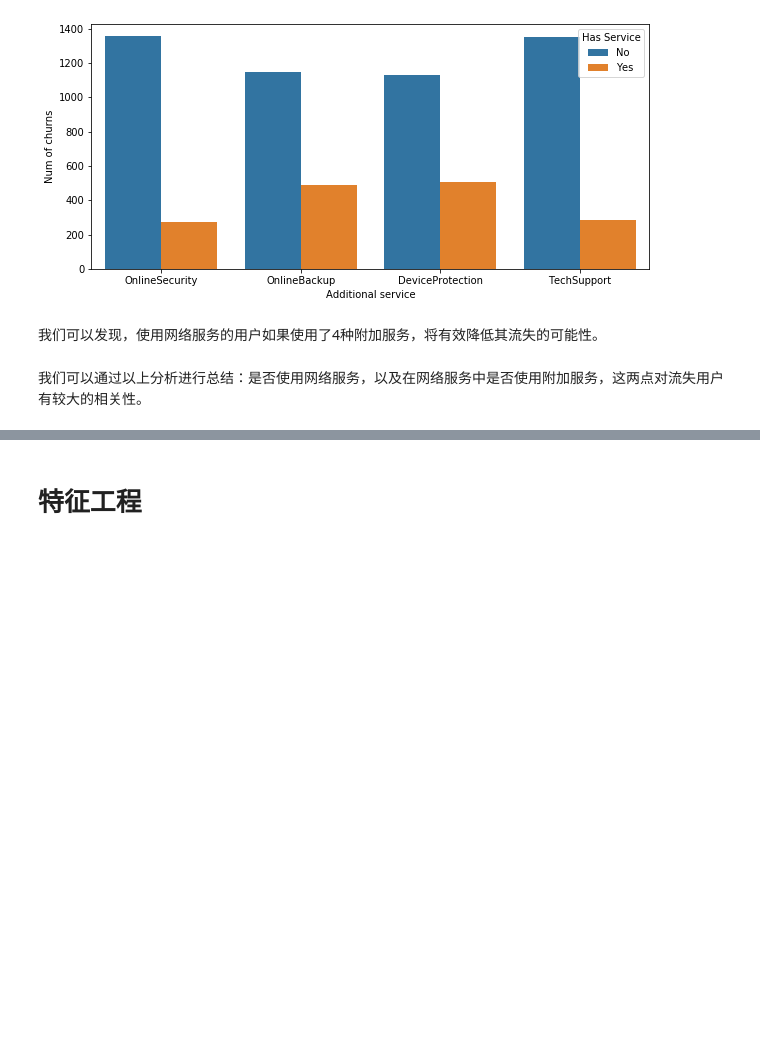
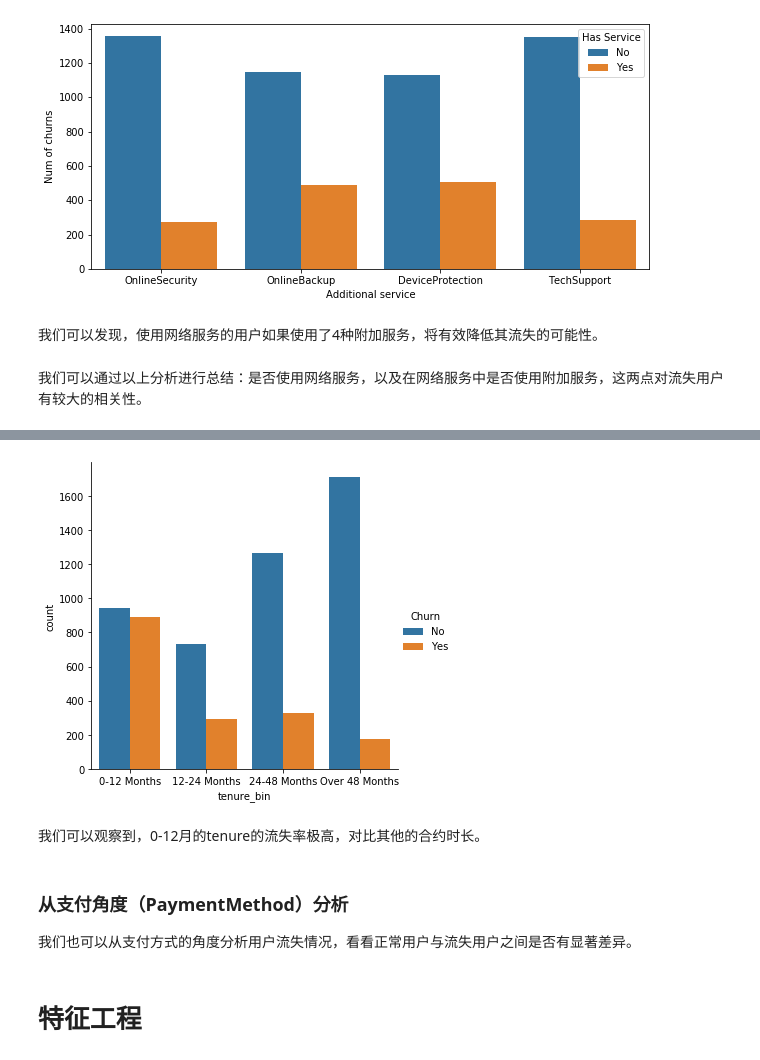
Before and after one commit to MooTong123/notebook, a Jupyter notebook: MLOps course/Chapter3_modeling.ipynb, the cells around one changed output, grey strips where cells are left out. Cells and saved outputs as stored; diff of their text form; code cells hidden in the pictures; blank space fills up the shorter version.

```diff
--- a/MLOps course/Chapter3_modeling.ipynb
+++ b/MLOps course/Chapter3_modeling.ipynb
@@ -314,0 +358,25 @@ ax.set(xlabel='Additional service',ylabel='Num of churns')
+# %%
+def bin_group(tenure):
+    if tenure < 13:
+        return "0-12 Months"
+    elif tenure < 25:
+        return "12-24 Months"
+    elif tenure < 49:
+        return "24-48 Months"
+    else:
+        return "Over 48 Months"
+
+df_bins = df.copy()
+df_bins["tenure_bin"] = df_bins["tenure"].apply(bin_group)
+
+sns.catplot(data=df_bins, x='tenure_bin', hue="Churn", kind="count",
+            order=['0-12 Months','12-24 Months','24-48 Months','Over 48 Months'])
+plt.show()
+# %% [output]
+[figure, added]
+# %% [markdown]
+我们可以观察到，0-12月的tenure的流失率极高，对比其他的合约时长。
+# %% [markdown]
+### 从支付角度（PaymentMethod）分析
+
+我们也可以从支付方式的角度分析用户流失情况，看看正常用户与流失用户之间是否有显著差异。
```
Also changed, not shown: parts of 8 cells of this notebook, 19 other files.
